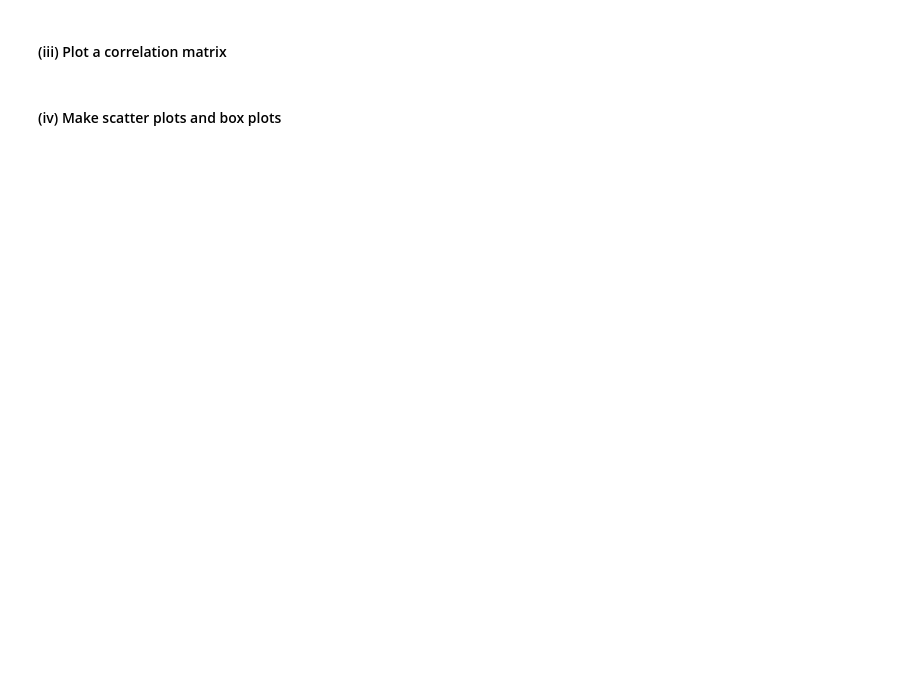
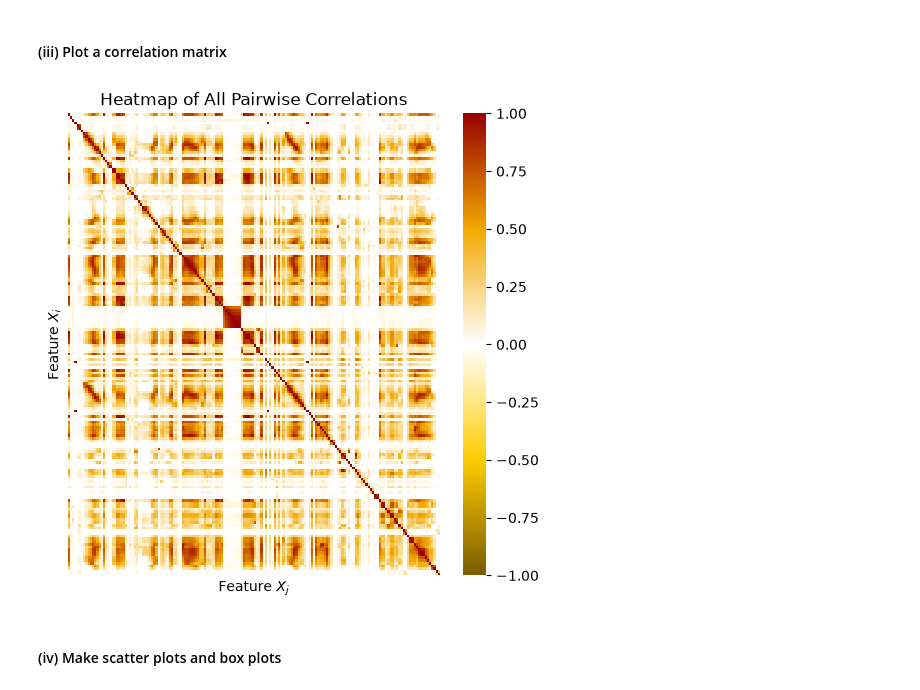
Before and after one commit to islastevenschneider/DSCI552_HW6, a Jupyter notebook: Steven-Schneider_Isla_HW6.ipynb, the cells around one changed output. Drawn from its saved outputs; the diff is of its cells as text; code cells hidden in the pictures; blank space fills up the shorter version.

Commit message:
HW6 complete (19 pages when printed)

```diff
--- a/Steven-Schneider_Isla_HW6.ipynb
+++ b/Steven-Schneider_Isla_HW6.ipynb
@@ -13,2 +28,10 @@ Import packages
 # %% [markdown]
 ### (a) Download the APS Failure data
+# %%
+df_train = pd.read_csv("data/aps_failure_training_set.csv", skiprows=20, na_values="na")
+df_test = pd.read_csv("data/aps_failure_test_set.csv", skiprows=20, na_values="na")
+
+df_train["class"] = (df_train["class"] == "pos").astype(int)
+df_test["class"] = (df_test["class"] == "pos").astype(int)
+
+print(df_train.shape, df_test.shape)
@@ -19,2 +46,18 @@ Import packages
 # %% [markdown]
 #### (ii) Calculate the coefficient of variation
+# %%
+x_train = df_train.drop(columns="class")
+y_train = df_train["class"]
+x_test = df_test.drop(columns="class")
+y_test = df_test["class"]
+
+print("Missing values in training set:", x_train.isna().sum().sum())
+print("Training rows with at least one missing value:", x_train.isna().any(axis=1).sum())
+
+median_imputer = SimpleImputer(strategy="median")
+x_train = pd.DataFrame(median_imputer.fit_transform(x_train), columns=x_train.columns)
+x_test = pd.DataFrame(median_imputer.fit_transform(x_test), columns=x_test.columns)
+
+cv = x_train.std() / x_train.mean()
+cv = cv.sort_values(ascending=False)
+cv
@@ -21,4 +79,16 @@ Import packages
 # %% [markdown]
 #### (iii) Plot a correlation matrix
+# %%
+palette = LinearSegmentedColormap.from_list("cardinal_gold", ["#7A5C00", "#FFCC00", "white", "#F2A900", "#990000"])
+corr_matrix = x_train.corr()
+
+plt.figure(figsize=(6, 6))
+sns.heatmap(corr_matrix, cmap=palette, vmin=-1, vmax=1, xticklabels=False, yticklabels=False)
+plt.title("Heatmap of All Pairwise Correlations")
+plt.xlabel("Feature $X_j$")
+plt.ylabel("Feature $X_i$")
+plt.show()
+# %% [output]
+[figure, added]
 # %% [markdown]
 #### (iv) Make scatter plots and box plots
```
Also changed, not shown: parts of 39 cells of this notebook, 1 other file.
